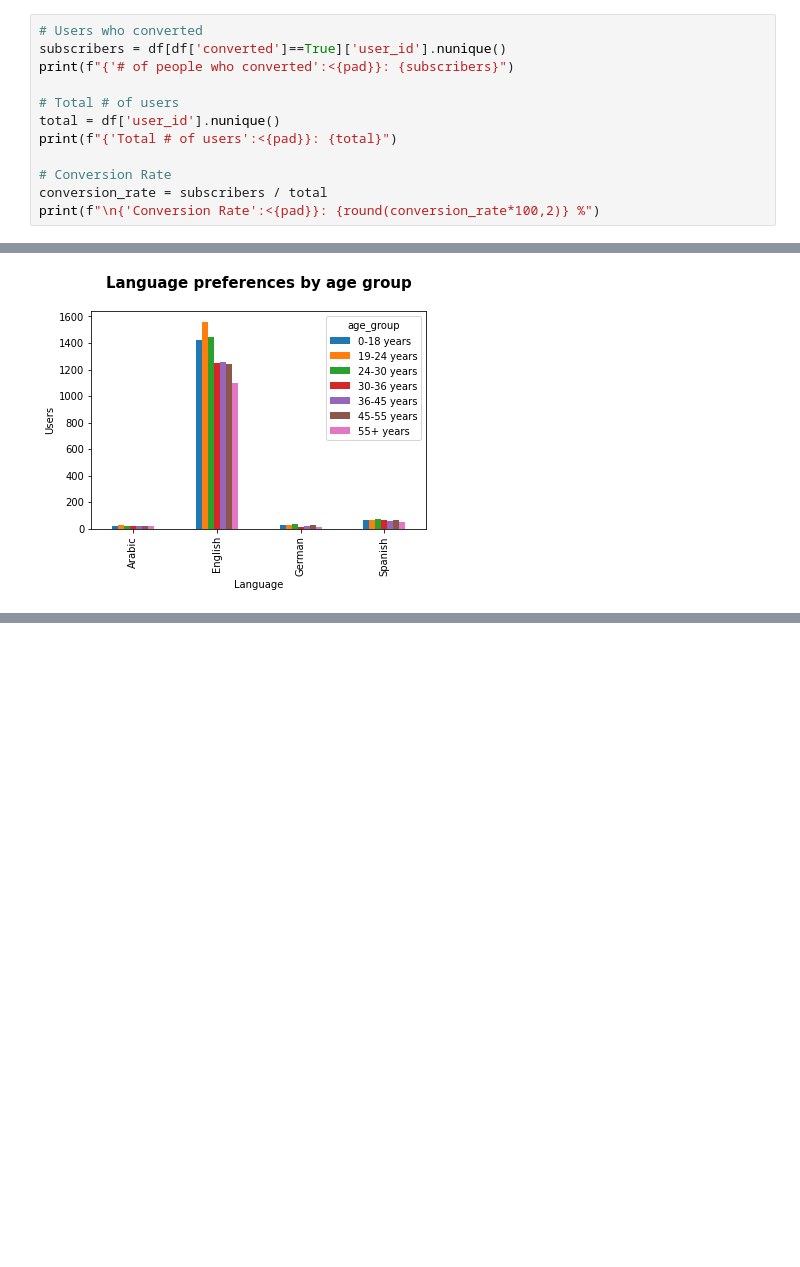
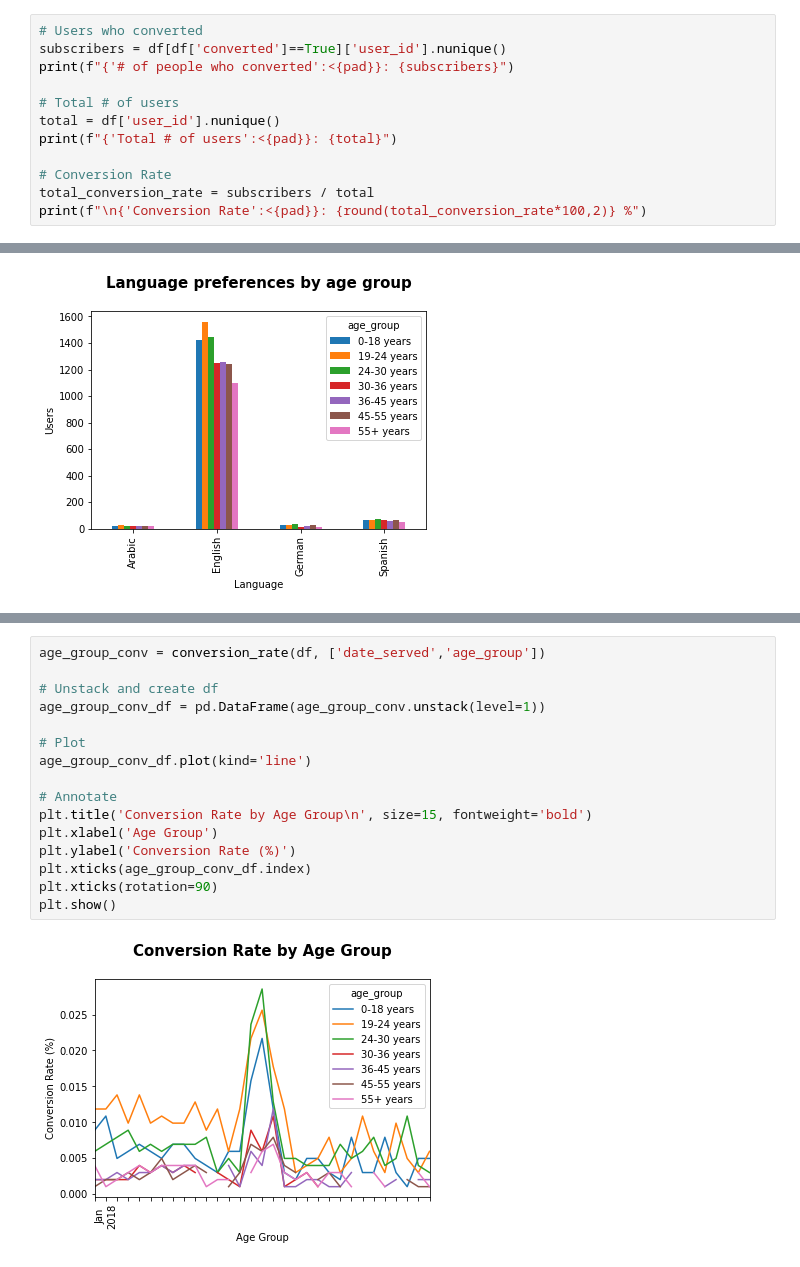
Before and after one commit to ashish-sharma-as/analyzing_marketing_campaigns, a Jupyter notebook: analyzing_marketing_campaigns.ipynb, the cells around one changed output, grey strips where cells are left out. Drawn from its saved outputs; the diff is of its cells as text; blank space fills up the shorter version.

```diff
--- a/analyzing_marketing_campaigns.ipynb
+++ b/analyzing_marketing_campaigns.ipynb
@@ -249,8 +368,8 @@ total = df['user_id'].nunique()
 print(f"{'Total # of users':<{pad}}: {total}")
 
 # Conversion Rate
-conversion_rate = subscribers / total
-print(f"\n{'Conversion Rate':<{pad}}: {round(conversion_rate*100,2)} %")
+total_conversion_rate = subscribers / total
+print(f"\n{'Conversion Rate':<{pad}}: {round(total_conversion_rate*100,2)} %")
 # %% [output]
 # of people who converted                         : 1015
 Total # of users                                  : 7309
@@ -436,0 +586,18 @@ plt.show()
+# %%
+age_group_conv = conversion_rate(df, ['date_served','age_group'])
+
+# Unstack and create df
+age_group_conv_df = pd.DataFrame(age_group_conv.unstack(level=1))
+
+# Plot
+age_group_conv_df.plot(kind='line')
+
+# Annotate
+plt.title('Conversion Rate by Age Group\n', size=15, fontweight='bold')
+plt.xlabel('Age Group')
+plt.ylabel('Conversion Rate (%)')
+plt.xticks(age_group_conv_df.index)
+plt.xticks(rotation=90)
+plt.show()
+# %% [output]
+[figure, added]
```
Also changed, not shown: parts of 23 cells of this notebook.
